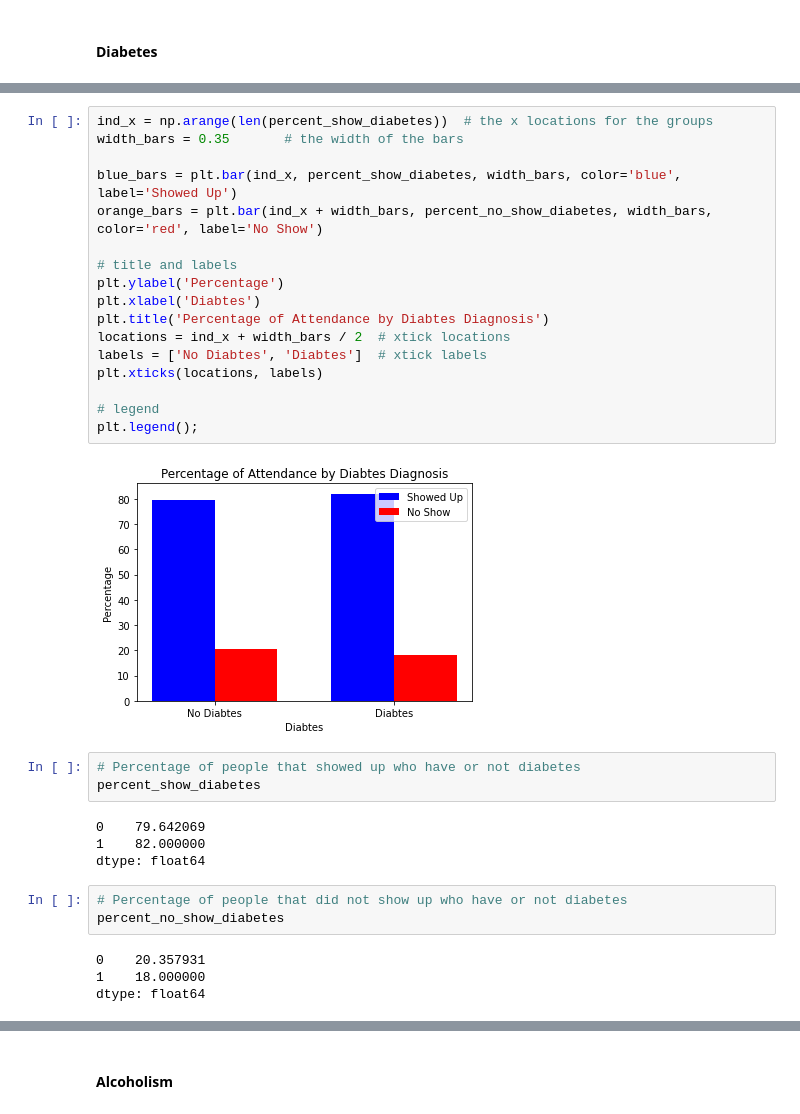
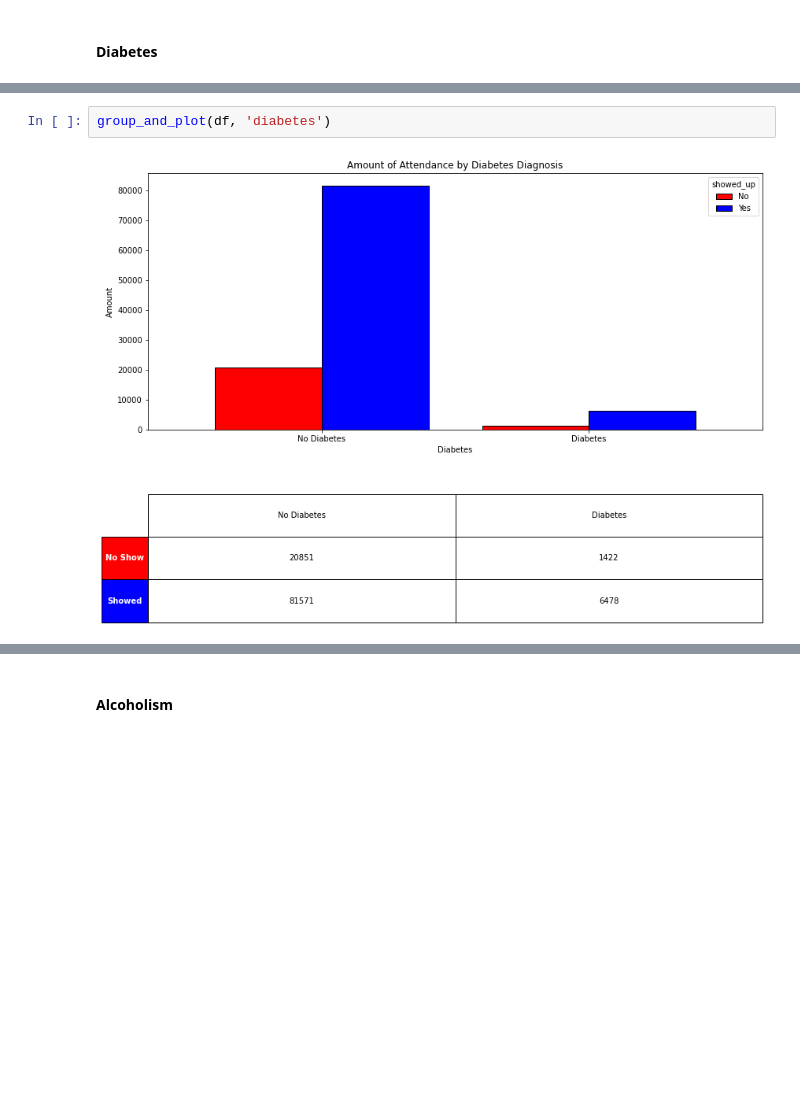
Before and after one commit to jlvalport/Medical-appointments-analysis, a Jupyter notebook: No-show Medical Appointments Analysis.ipynb, the cells around one changed output, grey strips where cells are left out. Cells and saved outputs as stored; diff of their text form; blank space fills up the shorter version.

```diff
--- a/No-show Medical Appointments Analysis.ipynb
+++ b/No-show Medical Appointments Analysis.ipynb
@@ -625,33 +510,4 @@ plt.legend();
-# %%
-ind_x = np.arange(len(percent_show_diabetes))  # the x locations for the groups
-width_bars = 0.35       # the width of the bars
-
-blue_bars = plt.bar(ind_x, percent_show_diabetes, width_bars, color='blue', label='Showed Up')
-orange_bars = plt.bar(ind_x + width_bars, percent_no_show_diabetes, width_bars, color='red', label='No Show')
-
-# title and labels
-plt.ylabel('Percentage')
-plt.xlabel('Diabtes')
-plt.title('Percentage of Attendance by Diabtes Diagnosis')
-locations = ind_x + width_bars / 2  # xtick locations
-labels = ['No Diabtes', 'Diabtes']  # xtick labels
-plt.xticks(locations, labels)
-
-# legend
-plt.legend();
-# %% [output]
-[figure, removed]
-# %%
-# Percentage of people that showed up who have or not diabetes
-percent_show_diabetes
-# %% [output]
-0    79.642069
-1    82.000000
-dtype: float64
-# %%
-# Percentage of people that did not show up who have or not diabetes
-percent_no_show_diabetes
-# %% [output]
-0    20.357931
-1    18.000000
-dtype: float64
+# %%
+group_and_plot(df, 'diabetes')
+# %% [output]
+[figure, added]
```
Also changed, not shown: parts of 73 cells of this notebook.
